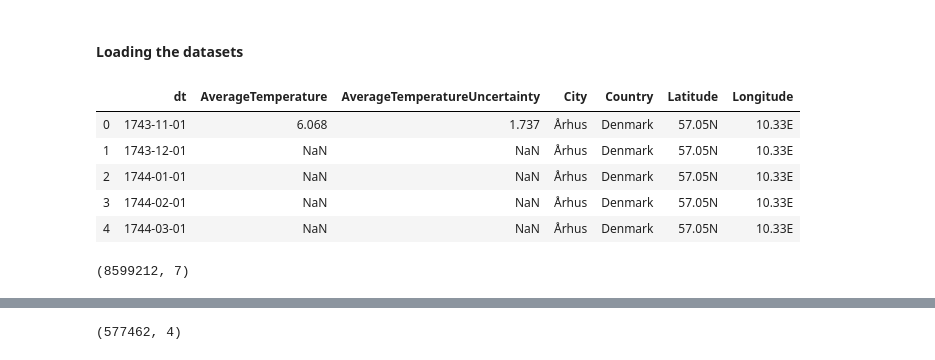
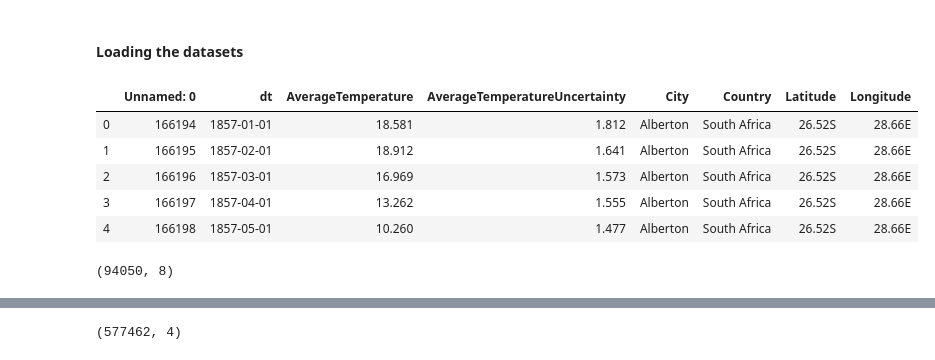
Before and after one commit to santamm/ClimateChange, a Jupyter notebook: Climate_Change_Hackaton.ipynb, the cells around one changed output, grey strips where cells are left out. Cells and saved outputs as stored; diff of their text form; code cells hidden in the pictures.

```diff
--- a/Climate_Change_Hackaton.ipynb
+++ b/Climate_Change_Hackaton.ipynb
@@ -27,4 +33,4 @@ warnings.filterwarnings('ignore')
 # %%
-city_temperatures = pd.read_csv('GlobalLandTemperaturesByCity.csv')
-country_temperatures = pd.read_csv('GlobalLandTemperaturesByCountry.csv')
-global_temperatures = pd.read_csv('GlobalTemperatures.csv')
+global_temperatures = pd.read_csv('data/GlobalTemperatures.csv')
+country_temperatures = pd.read_csv('data/GlobalLandTemperaturesByCountry.csv')
+SA = pd.read_csv('data/SATemperaturesbyCity.csv')
@@ -31,13 +41,13 @@ global_temperatures = pd.read_csv('GlobalTemperatures.csv')
 # %%
-city_temperatures.head()
+SA.head()
 # %% [output]
-|  | dt | AverageTemperature | AverageTemperatureUncertainty | City | Country | Latitude | Longitude |
-| 0 | 1743-11-01 | 6.068 | 1.737 | Århus | Denmark | 57.05N | 10.33E |
-| 1 | 1743-12-01 | NaN | NaN | Århus | Denmark | 57.05N | 10.33E |
-| 2 | 1744-01-01 | NaN | NaN | Århus | Denmark | 57.05N | 10.33E |
-| 3 | 1744-02-01 | NaN | NaN | Århus | Denmark | 57.05N | 10.33E |
-| 4 | 1744-03-01 | NaN | NaN | Århus | Denmark | 57.05N | 10.33E |
+|  | Unnamed: 0 | dt | AverageTemperature | AverageTemperatureUncertainty | City | Country | Latitude | Longitude |
+| 0 | 166194 | 1857-01-01 | 18.581 | 1.812 | Alberton | South Africa | 26.52S | 28.66E |
+| 1 | 166195 | 1857-02-01 | 18.912 | 1.641 | Alberton | South Africa | 26.52S | 28.66E |
+| 2 | 166196 | 1857-03-01 | 16.969 | 1.573 | Alberton | South Africa | 26.52S | 28.66E |
+| 3 | 166197 | 1857-04-01 | 13.262 | 1.555 | Alberton | South Africa | 26.52S | 28.66E |
+| 4 | 166198 | 1857-05-01 | 10.260 | 1.477 | Alberton | South Africa | 26.52S | 28.66E |
 # %%
-city_temperatures.shape
+SA.shape
 # %% [output]
-(8599212, 7)
+(94050, 8)
```
Also changed, not shown: parts of 10 cells of this notebook, 3 other files.
